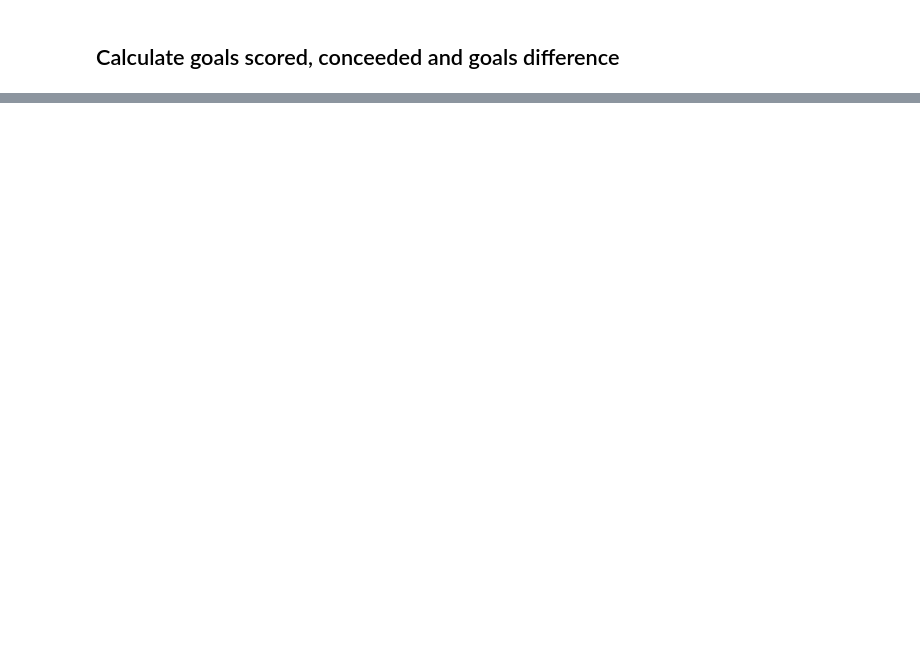
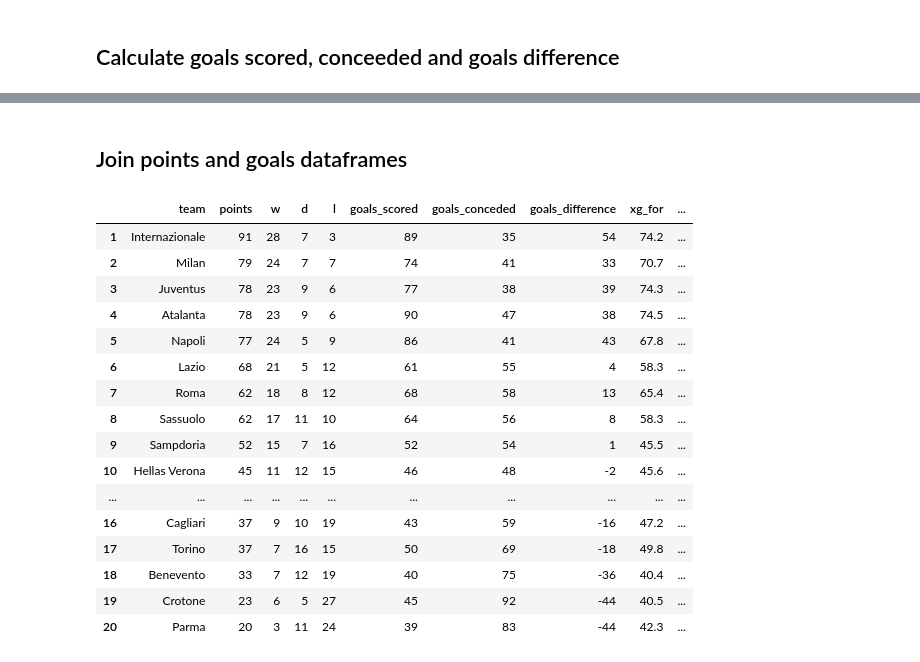
Before and after one commit to michaail/serie-a-data-analysis, a Jupyter notebook: season_tables.ipynb, the cells around one changed output, grey strips where cells are left out. Drawn from its saved outputs; the diff is of its cells as text; code cells hidden in the pictures; blank space fills up the shorter version.

```diff
--- a/season_tables.ipynb
+++ b/season_tables.ipynb
@@ -141,3 +141,33 @@ goals_df
 | 15 | Benevento | 40 | 75 | -36 | 40.4 | 63.9 |
 | 9 | Crotone | 45 | 92 | -44 | 40.5 | 70.9 |
 | 13 | Parma | 39 | 83 | -44 | 42.3 | 61.0 |
+# %% [markdown]
+## Join points and goals dataframes
+# %%
+def join_points_and_goals(df_points: pd.DataFrame, df_goals: pd.DataFrame) -> pd.DataFrame:
+  joined_df = df_points.merge(df_goals, on='team')
+  joined_df.sort_values(by=['points', 'goals_difference'], ascending=False, inplace=True)
+  joined_df.reset_index(drop=True, inplace=True)
+  joined_df.index += 1
+  return joined_df
+
+
+join_points_and_goals(points_df, goals_df)
+# %% [output]
+|  | team | points | w | d | l | goals_scored | goals_conceded | goals_difference | xg_for | ... |
+| 1 | Internazionale | 91 | 28 | 7 | 3 | 89 | 35 | 54 | 74.2 | ... |
+| 2 | Milan | 79 | 24 | 7 | 7 | 74 | 41 | 33 | 70.7 | ... |
+| 3 | Juventus | 78 | 23 | 9 | 6 | 77 | 38 | 39 | 74.3 | ... |
+| 4 | Atalanta | 78 | 23 | 9 | 6 | 90 | 47 | 38 | 74.5 | ... |
+| 5 | Napoli | 77 | 24 | 5 | 9 | 86 | 41 | 43 | 67.8 | ... |
+| 6 | Lazio | 68 | 21 | 5 | 12 | 61 | 55 | 4 | 58.3 | ... |
+| 7 | Roma | 62 | 18 | 8 | 12 | 68 | 58 | 13 | 65.4 | ... |
+| 8 | Sassuolo | 62 | 17 | 11 | 10 | 64 | 56 | 8 | 58.3 | ... |
+| 9 | Sampdoria | 52 | 15 | 7 | 16 | 52 | 54 | 1 | 45.5 | ... |
+| 10 | Hellas Verona | 45 | 11 | 12 | 15 | 46 | 48 | -2 | 45.6 | ... |
+| ... | ... | ... | ... | ... | ... | ... | ... | ... | ... | ... |
+| 16 | Cagliari | 37 | 9 | 10 | 19 | 43 | 59 | -16 | 47.2 | ... |
+| 17 | Torino | 37 | 7 | 16 | 15 | 50 | 69 | -18 | 49.8 | ... |
+| 18 | Benevento | 33 | 7 | 12 | 19 | 40 | 75 | -36 | 40.4 | ... |
+| 19 | Crotone | 23 | 6 | 5 | 27 | 45 | 92 | -44 | 40.5 | ... |
+| 20 | Parma | 20 | 3 | 11 | 24 | 39 | 83 | -44 | 42.3 | ... |
```
Also changed, not shown: parts of 3 cells of this notebook.
